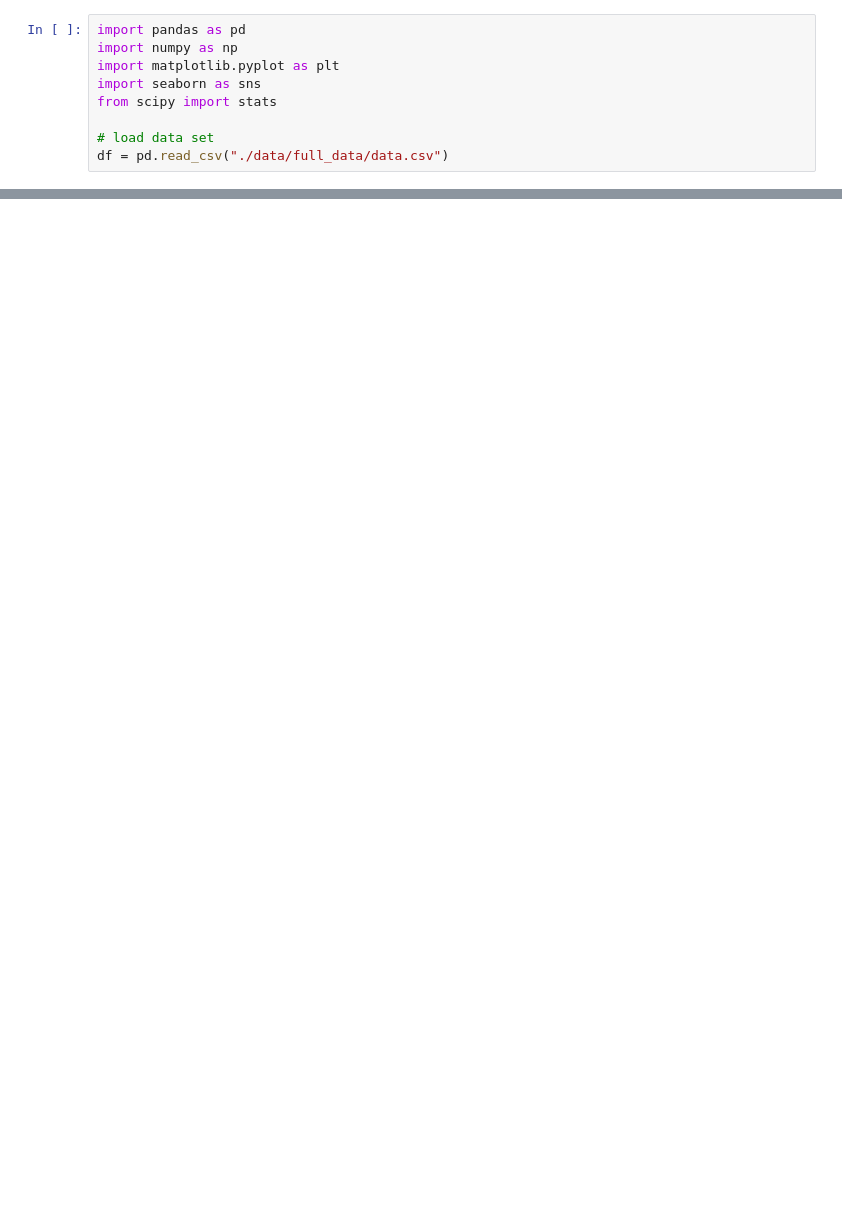
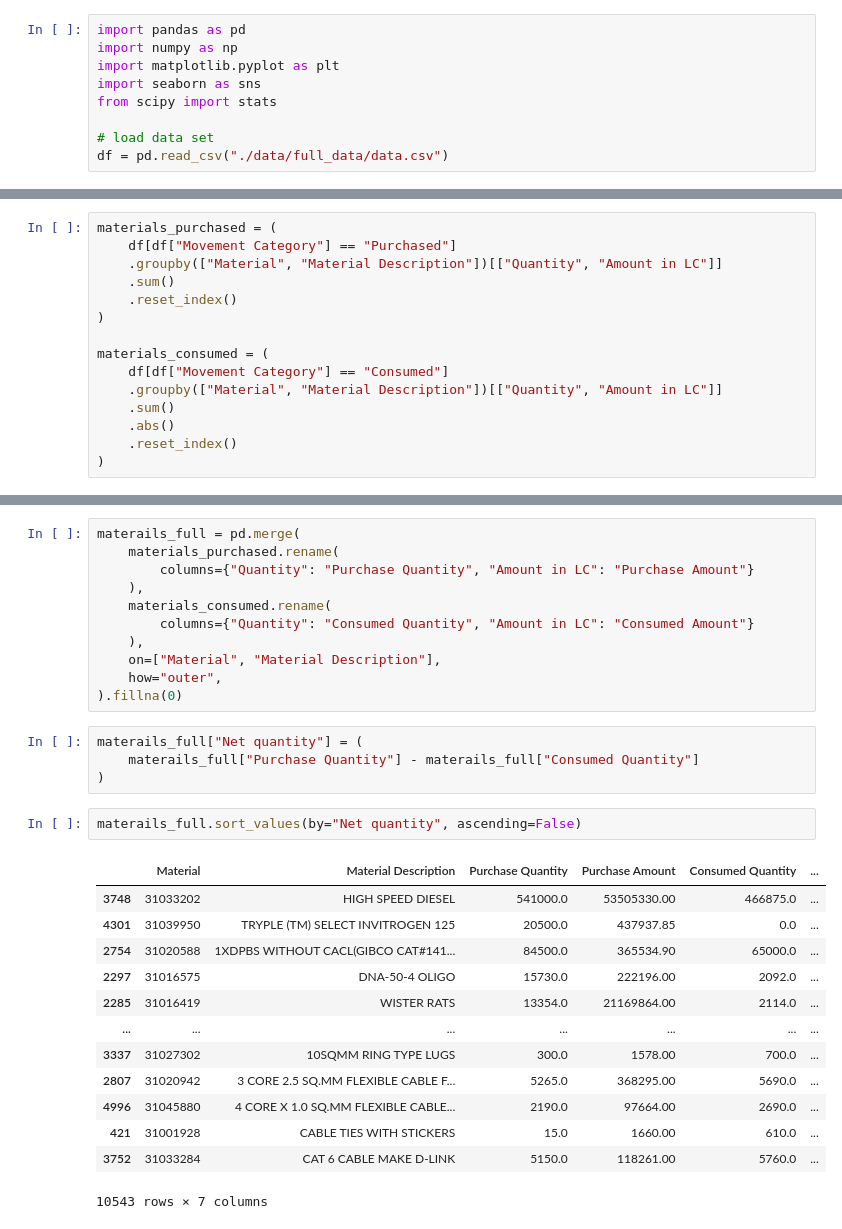
Before and after one commit to SoorajNeel/inventory_optimization_project, a Jupyter notebook: analysis.ipynb, the cells around one changed output, grey strips where cells are left out. Drawn from its saved outputs; the diff is of its cells as text; blank space fills up the shorter version.

```diff
--- a/analysis.ipynb
+++ b/analysis.ipynb
@@ -69,0 +173,15 @@ df.size
+# %%
+materials_purchased = (
+    df[df["Movement Category"] == "Purchased"]
+    .groupby(["Material", "Material Description"])[["Quantity", "Amount in LC"]]
+    .sum()
+    .reset_index()
+)
+
+materials_consumed = (
+    df[df["Movement Category"] == "Consumed"]
+    .groupby(["Material", "Material Description"])[["Quantity", "Amount in LC"]]
+    .sum()
+    .abs()
+    .reset_index()
+)
@@ -69,0 +235,31 @@ df.size
+# %%
+materails_full = pd.merge(
+    materials_purchased.rename(
+        columns={"Quantity": "Purchase Quantity", "Amount in LC": "Purchase Amount"}
+    ),
+    materials_consumed.rename(
+        columns={"Quantity": "Consumed Quantity", "Amount in LC": "Consumed Amount"}
+    ),
+    on=["Material", "Material Description"],
+    how="outer",
+).fillna(0)
+# %%
+materails_full["Net quantity"] = (
+    materails_full["Purchase Quantity"] - materails_full["Consumed Quantity"]
+)
+# %%
+materails_full.sort_values(by="Net quantity", ascending=False)
+# %% [output]
+|  | Material | Material Description | Purchase Quantity | Purchase Amount | Consumed Quantity | ... |
+| 3748 | 31033202 | HIGH SPEED DIESEL | 541000.0 | 53505330.00 | 466875.0 | ... |
+| 4301 | 31039950 | TRYPLE (TM) SELECT INVITROGEN 125 | 20500.0 | 437937.85 | 0.0 | ... |
+| 2754 | 31020588 | 1XDPBS WITHOUT CACL(GIBCO CAT#141... | 84500.0 | 365534.90 | 65000.0 | ... |
+| 2297 | 31016575 | DNA-50-4 OLIGO | 15730.0 | 222196.00 | 2092.0 | ... |
+| 2285 | 31016419 | WISTER RATS | 13354.0 | 21169864.00 | 2114.0 | ... |
+| ... | ... | ... | ... | ... | ... | ... |
+| 3337 | 31027302 | 10SQMM RING TYPE LUGS | 300.0 | 1578.00 | 700.0 | ... |
+| 2807 | 31020942 | 3 CORE 2.5 SQ.MM FLEXIBLE CABLE F... | 5265.0 | 368295.00 | 5690.0 | ... |
+| 4996 | 31045880 | 4 CORE X 1.0 SQ.MM FLEXIBLE CABLE... | 2190.0 | 97664.00 | 2690.0 | ... |
+| 421 | 31001928 | CABLE TIES WITH STICKERS | 15.0 | 1660.00 | 610.0 | ... |
+| 3752 | 31033284 | CAT 6 CABLE MAKE D-LINK | 5150.0 | 118261.00 | 5760.0 | ... |
+10543 rows × 7 columns
```
Also changed, not shown: parts of 18 cells of this notebook, 4 other files.
